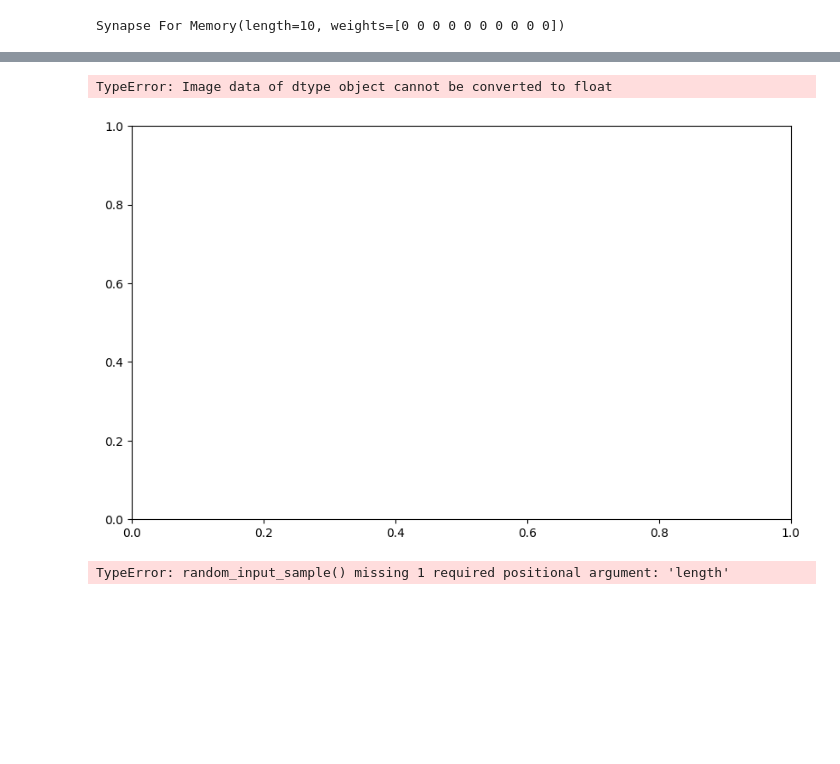
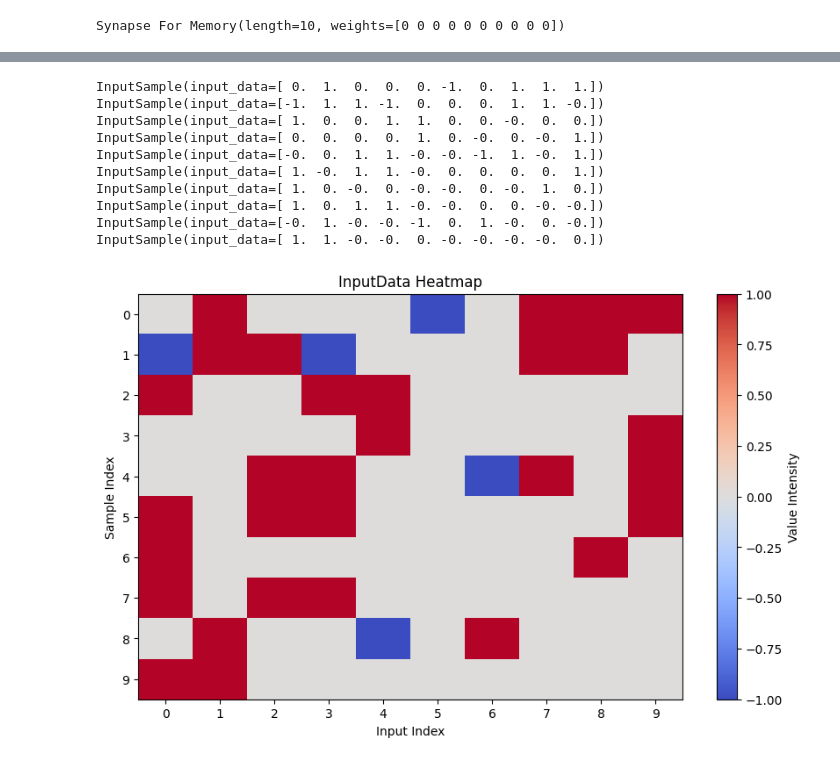
Before and after one commit to apedersen00/fenrir, a Jupyter notebook: snntorch/lib/test2.ipynb, the cells around one changed output, grey strips where cells are left out. Cells and saved outputs as stored; diff of their text form; code cells hidden in the pictures; blank space fills up the shorter version.

```diff
--- a/snntorch/lib/test2.ipynb
+++ b/snntorch/lib/test2.ipynb
@@ -163,36 +163,27 @@ def generate_random_samples(
     data_collection = ds.InputData() # instantiate the data wrapper
     for _ in range(amount_of_samples):
         data_collection.add_sample(
-            ds.InputSample(sample_length, sample_random_gen)
+            ds.InputSample(sample_length, randomize_fun=sample_random_gen)
         )
     return data_collection
 
 test_data = generate_random_samples(10, 10, random_input_sample)
 
 # lets make a heatmap of the data
+for i in range(len(test_data)):
+    print(test_data[i])
 # %% [output]
-TypeError: Image data of dtype object cannot be converted to float
+InputSample(input_data=[ 0.  1.  0.  0.  0. -1.  0.  1.  1.  1.])
+InputSample(input_data=[-1.  1.  1. -1.  0.  0.  0.  1.  1. -0.])
+InputSample(input_data=[ 1.  0.  0.  1.  1.  0.  0. -0.  0.  0.])
+InputSample(input_data=[ 0.  0.  0.  0.  1.  0. -0.  0. -0.  1.])
+InputSample(input_data=[-0.  0.  1.  1. -0. -0. -1.  1. -0.  1.])
+InputSample(input_data=[ 1. -0.  1.  1. -0.  0.  0.  0.  0.  1.])
+InputSample(input_data=[ 1.  0. -0.  0. -0. -0.  0. -0.  1.  0.])
+InputSample(input_data=[ 1.  0.  1.  1. -0. -0.  0.  0. -0. -0.])
+InputSample(input_data=[-0.  1. -0. -0. -1.  0.  1. -0.  0. -0.])
+InputSample(input_data=[ 1.  1. -0. -0.  0. -0. -0. -0. -0.  0.])
-[figure, removed]
-# %%
-import matplotlib.pyplot as plt
-import numpy as np
-def plot_input_data(input_data: ds.InputData):
-    """Plots the InputData as a heatmap."""
-    data_matrix = np.array([sample.data() for sample in input_data.samples])  # Convert to 2D array
-
-    plt.figure(figsize=(10, 6))
-    plt.imshow(data_matrix, cmap="coolwarm", aspect="auto", interpolation="nearest")  # Heatmap
-
-    # Labels and formatting
-    plt.colorbar(label="Value Intensity")
-    plt.xlabel("Input Index")
-    plt.ylabel("Sample Index")
-    plt.title("InputData Heatmap")
-    plt.xticks(np.arange(data_matrix.shape[1]))
-    plt.yticks(np.arange(data_matrix.shape[0]))
-
-    plt.show()
-
-plot_input_data(test_data)
-# %% [output]
-TypeError: random_input_sample() missing 1 required positional argument: 'length'
+# %%
+Utils.Plotting.input_data_as_heatmap(test_data)
+# %% [output]
+[figure, added]
```
Also changed, not shown: parts of 5 cells of this notebook.
